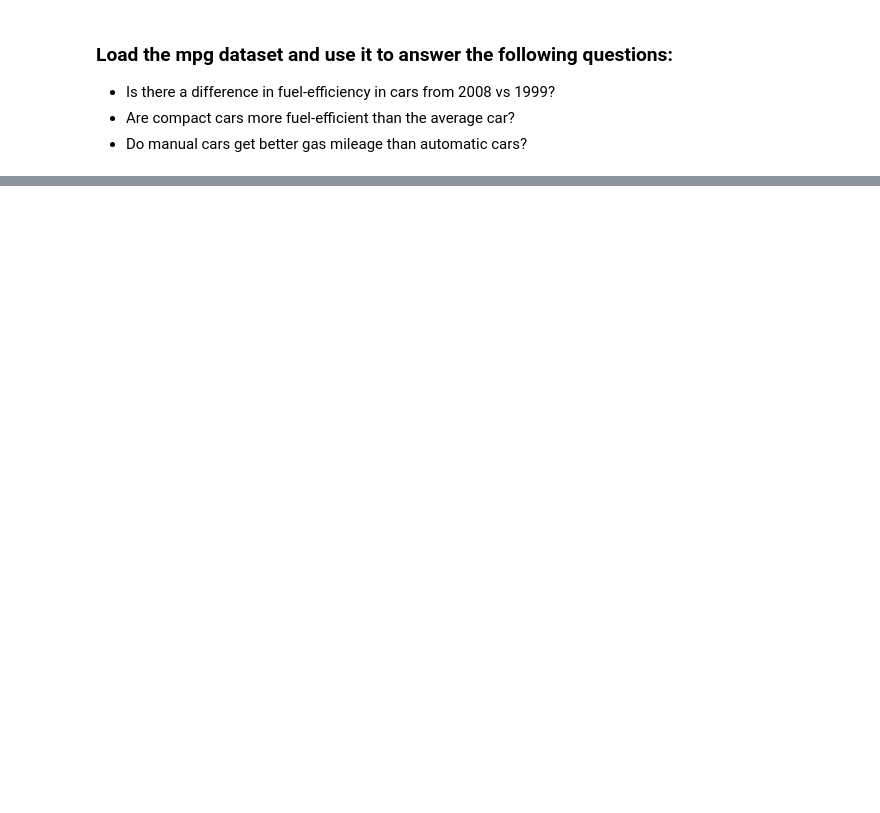
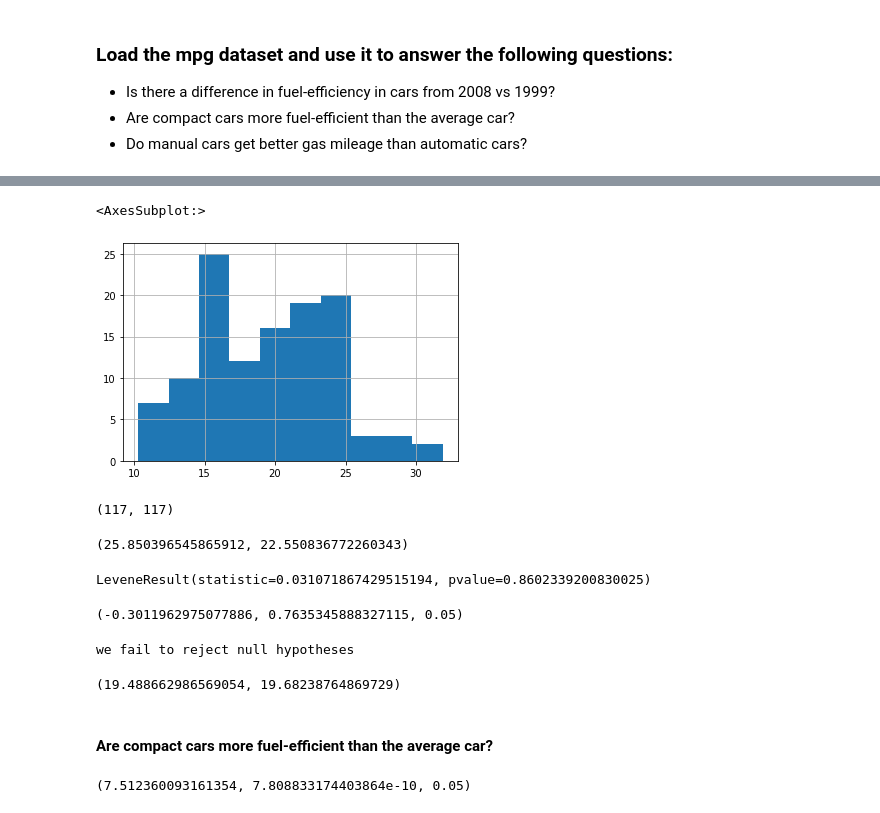
Before and after one commit to cfreeman22/statistics-exercises, a Jupyter notebook: hypothesis_testing.ipynb, the cells around one changed output, grey strips where cells are left out. Cells and saved outputs as stored; diff of their text form; code cells hidden in the pictures; blank space fills up the shorter version.

Commit message:
Adding to hypotheses testing exercise

```diff
--- a/hypothesis_testing.ipynb
+++ b/hypothesis_testing.ipynb
@@ -101,0 +121,43 @@ mpg['mean_mpg']= mpg[]
+# %%
+cars_2008.hist()
+# %% [output]
+<AxesSubplot:>
+[figure, added]
+# %%
+cars_1999.count(), cars_2008.count()
+# %% [output]
+(117, 117)
+# %%
+# lets find the variance
+cars_1999.var(), cars_2008.var()
+# %% [output]
+(25.850396545865912, 22.550836772260343)
+# %%
+# # stats Levene test - returns p value. small p-value means unequal variances
+stats.levene(cars_2008, cars_1999)
+
+# high p-value suggests that the populations have equal variances
+# %% [output]
+LeveneResult(statistic=0.031071867429515194, pvalue=0.8602339200830025)
+# %%
+# calculate t-statistic and p value
+
+alpha = .05
+t,p = stats.ttest_ind(cars_2008,cars_1999)
+
+t, p, alpha
+# %% [output]
+(-0.3011962975077886, 0.7635345888327115, 0.05)
+# %%
+if(p< alpha) & (t<0):
+    print('We reject null Hypotheses')
+else:
+    print('we fail to reject null hypotheses')
+# %% [output]
+we fail to reject null hypotheses
+# %%
+cars_2008.mean(), cars_1999.mean()
+# %% [output]
+(19.488662986569054, 19.68238764869729)
+# %% [markdown]
+#### Are compact cars more fuel-efficient than the average car?
@@ -101,0 +168,7 @@ mpg['mean_mpg']= mpg[]
+# %%
+# comparing all cars using mean values for city and highway
+t,p = stats.ttest_1samp(compact_cars, all_cars)
+
+t, p/2, alpha
+# %% [output]
+(7.512360093161354, 7.808833174403864e-10, 0.05)
```
Also changed, not shown: parts of 109 cells of this notebook, 4 other files.
